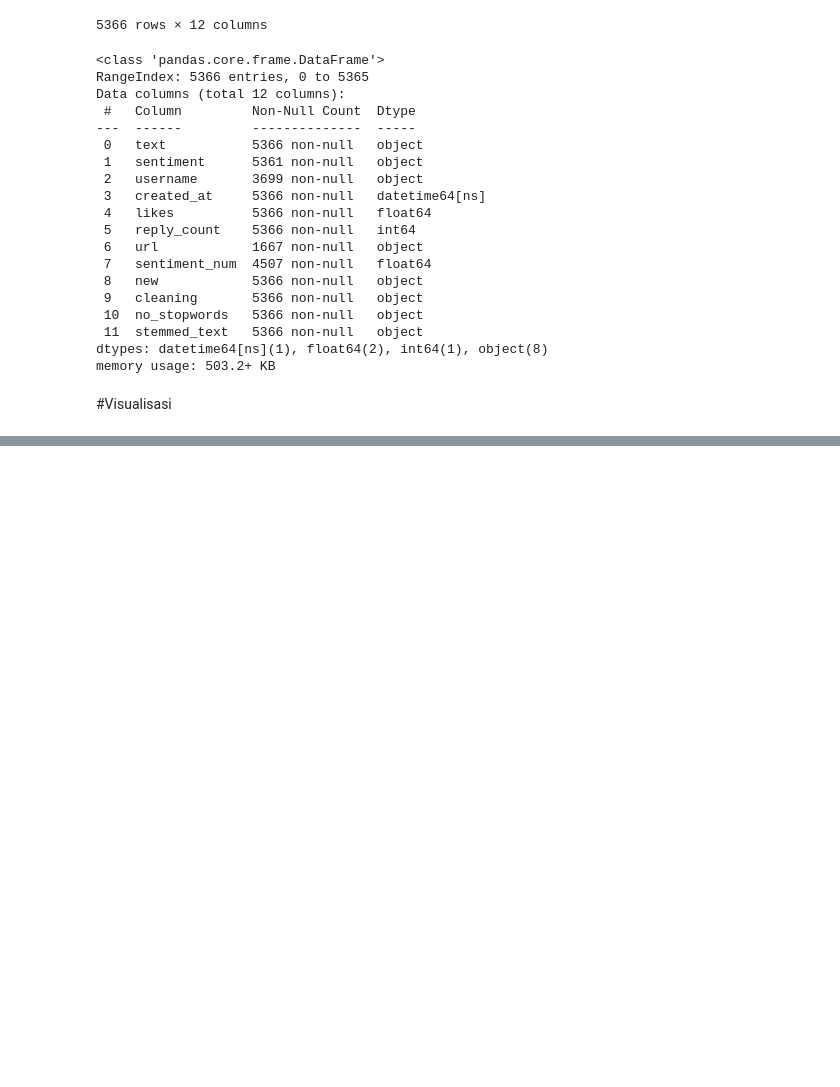
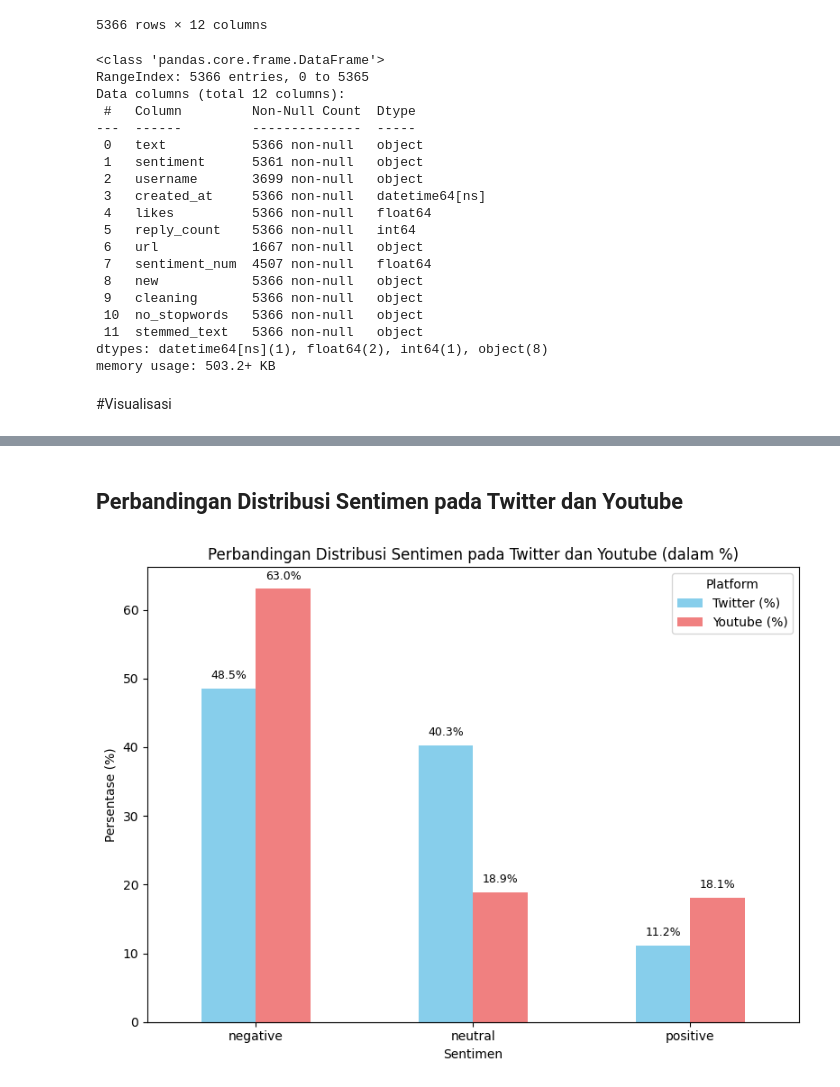
Before and after one commit to Nadira173/DATA_AMS, a Jupyter notebook: Preprocessing_Data_AMS.ipynb, the cells around one changed output, grey strips where cells are left out. Saved outputs shown, nothing was run; the diff lists cells and outputs as text; code cells hidden in the pictures; blank space fills up the shorter version.

```diff
--- a/Preprocessing_Data_AMS.ipynb
+++ b/Preprocessing_Data_AMS.ipynb
@@ -425,0 +476,3 @@ df.to_csv("hasil prepro data fix.csv", index=False)
+# %%
+df_youtube = df_final[df_final['url'].isnull()]
+df_youtube
@@ -425,0 +493,3 @@ df.to_csv("hasil prepro data fix.csv", index=False)
+# %%
+df_tweet = df_final[df_final['url'].notnull()]
+df_tweet
@@ -425,0 +619,45 @@ df.to_csv("hasil prepro data fix.csv", index=False)
+# %% [markdown]
+## Perbandingan Distribusi Sentimen pada Twitter dan Youtube
+# %%
+import pandas as pd
+import matplotlib.pyplot as plt
+
+# Hitung distribusi sentimen untuk Twitter dan Youtube
+sentiment_counts_tweet = df_tweet['sentiment'].value_counts().sort_index()
+sentiment_counts_youtube = df_youtube['sentiment'].value_counts().sort_index()
+
+# Hitung persentase masing-masing sentimen per platform
+sentiment_pct_tweet = (sentiment_counts_tweet / sentiment_counts_tweet.sum()) * 100
+sentiment_pct_youtube = (sentiment_counts_youtube / sentiment_counts_youtube.sum()) * 100
+
+# Gabungkan data persentase sentimen untuk kedua platform ke dalam satu DataFrame
+sentiment_comparison_pct = pd.DataFrame({
+    'Twitter (%)': sentiment_pct_tweet,
+    'Youtube (%)': sentiment_pct_youtube
+}).fillna(0)
+
+# Buat bar plot perbandingan persentase
+plt.figure(figsize=(8, 6))
+ax = sentiment_comparison_pct.plot(kind='bar', ax=plt.gca(), color=['skyblue', 'lightcoral'])
+plt.title('Perbandingan Distribusi Sentimen pada Twitter dan Youtube (dalam %)')
+plt.xlabel('Sentimen')
+plt.ylabel('Persentase (%)')
+plt.xticks(rotation=0)
+plt.legend(title='Platform')
+plt.tight_layout()
+
+# Tambahkan label persentase di atas setiap batang
+for p in ax.patches:
+    height = p.get_height()
+    if height > 0:
+        ax.text(
+            p.get_x() + p.get_width() / 2,
+            height + 1,  # sedikit offset supaya label tidak nempel batang
+            f'{height:.1f}%',
+            ha='center',
+            va='bottom',
+            fontsize=9)
+
+plt.show()
+# %% [output]
+[figure, added]
```
Also changed, not shown: parts of 21 cells of this notebook.
